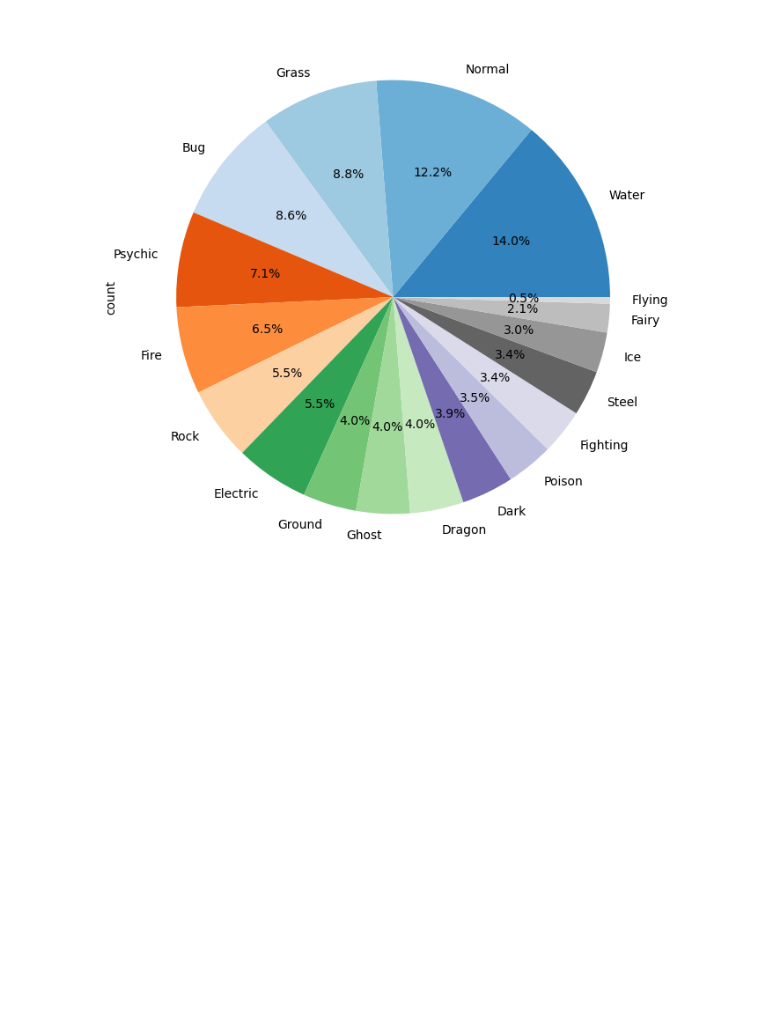
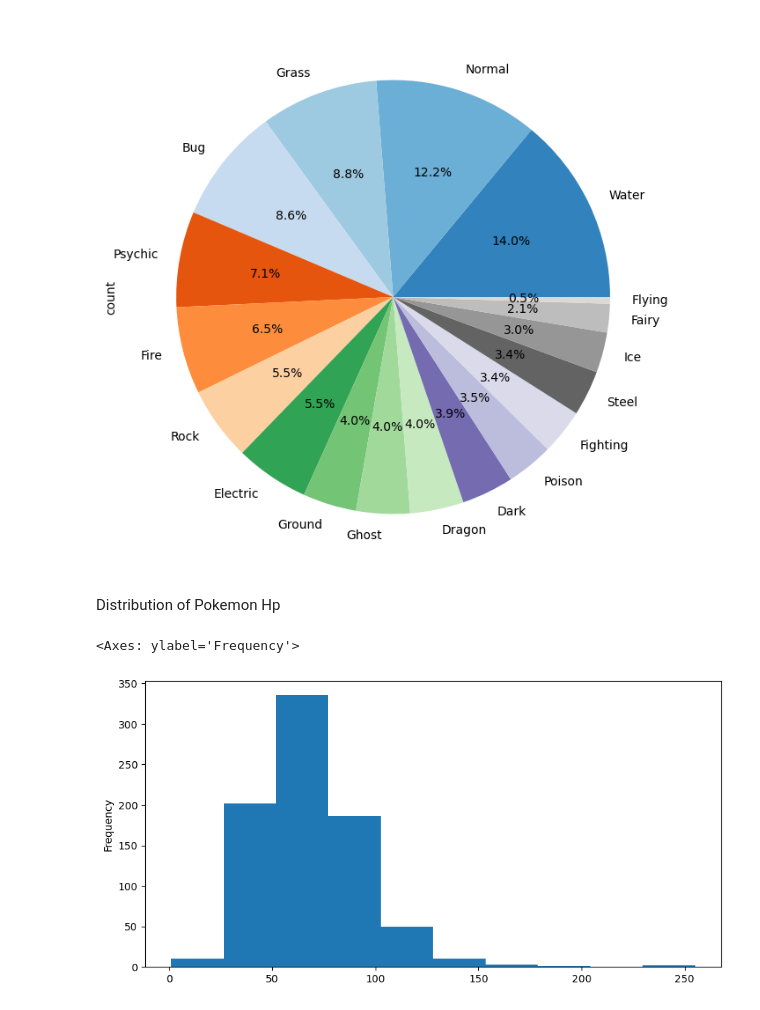
Before and after one commit to CyberWol-12/Python-Pandas-Data-Analysis-Journey, a Jupyter notebook: 01_working_with_english_word/english_word.ipynb, the cells around one changed output. Cells and saved outputs as stored; diff of their text form; code cells hidden in the pictures; blank space fills up the shorter version.

```diff
--- a/01_working_with_english_word/english_word.ipynb
+++ b/01_working_with_english_word/english_word.ipynb
@@ -82,3 +82,10 @@ df['Type 1'].value_counts().plot(kind='pie',autopct = '%1.1f%%',colormap='tab20c
 # %% [output]
 <Axes: ylabel='count'>
 [figure]
+# %% [markdown]
+Distribution of Pokemon Hp
+# %%
+df['HP'].plot(kind = 'hist',figsize = (10,5))
+# %% [output]
+<Axes: ylabel='Frequency'>
+[figure, added]
```
Also changed, not shown: parts of 6 cells of this notebook.
